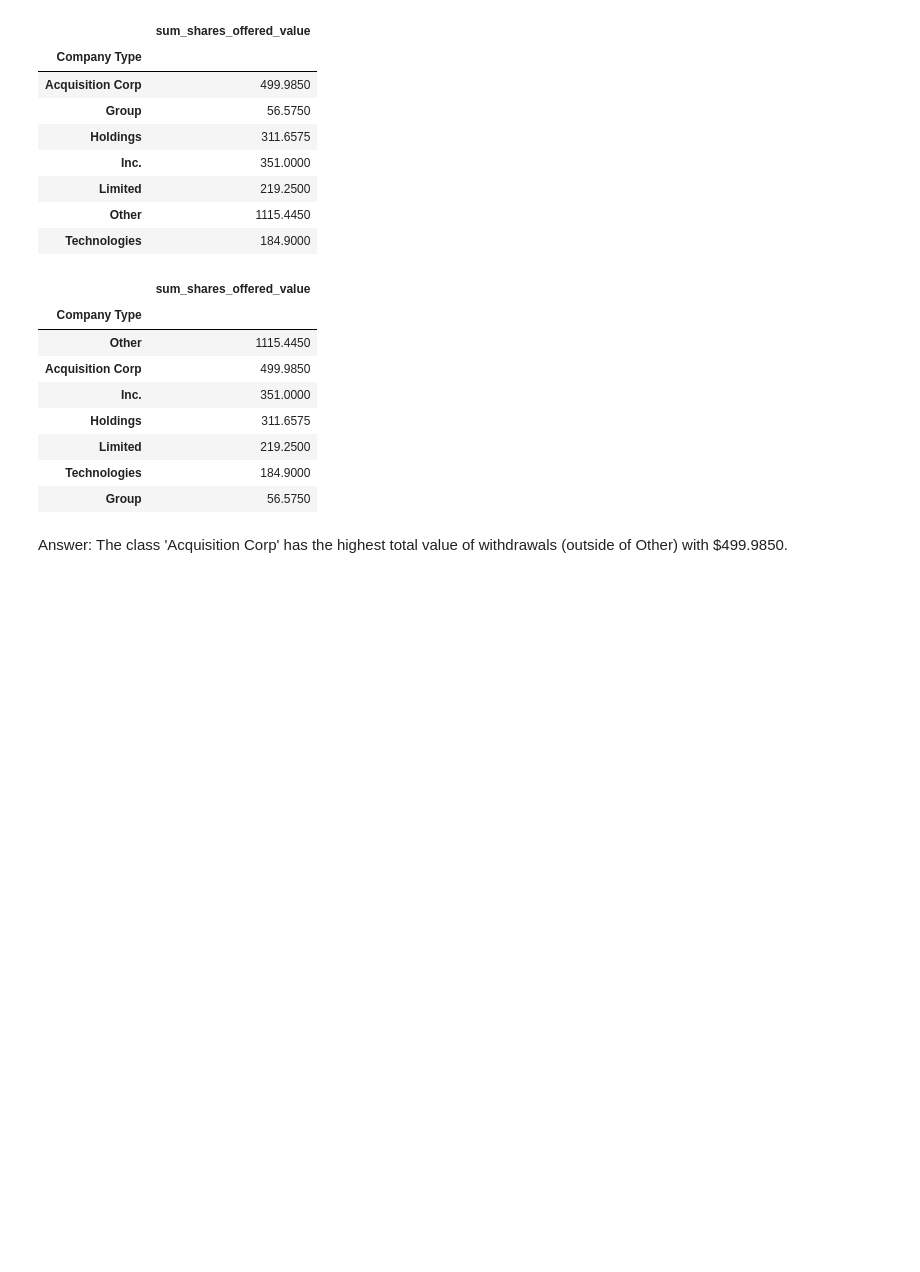
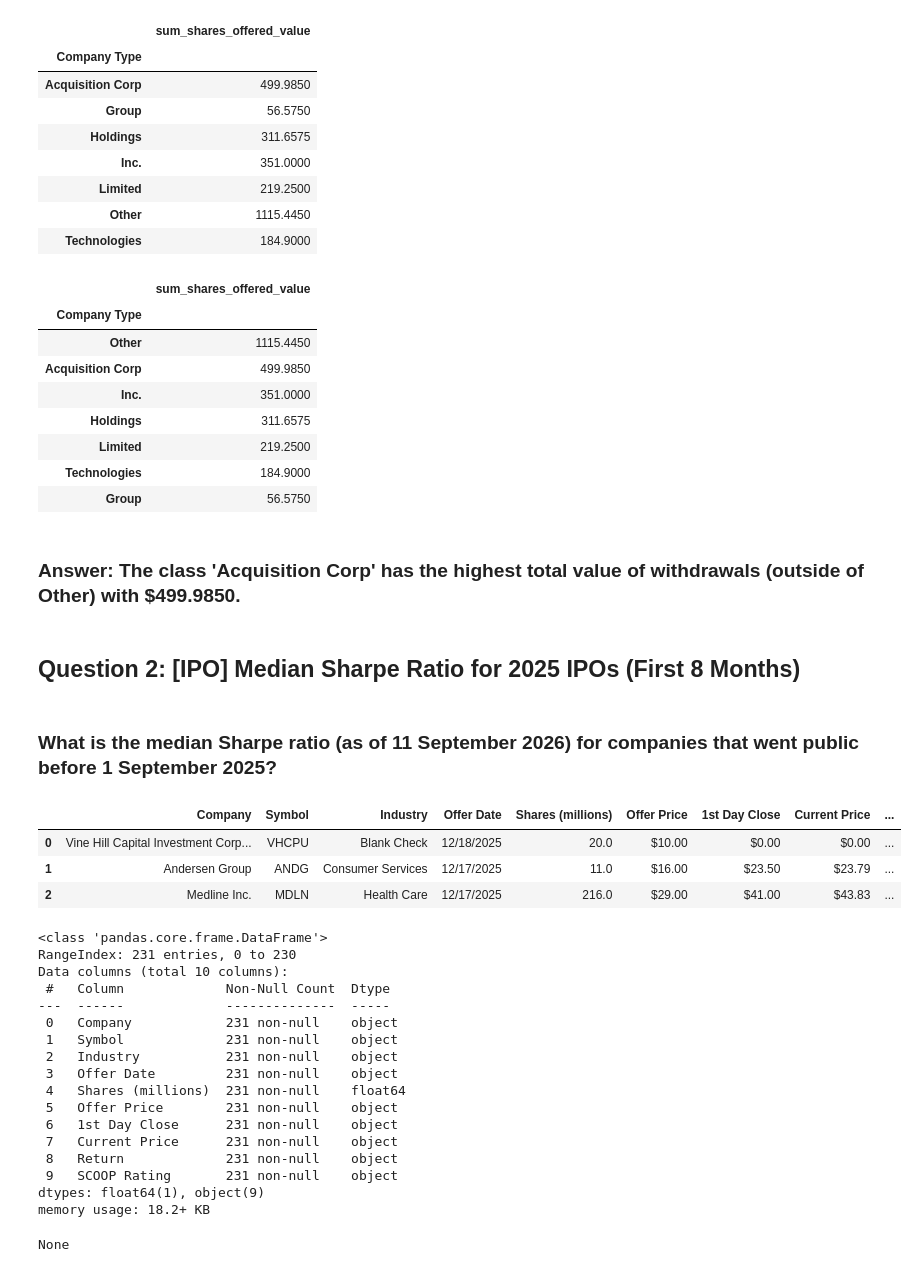
Before and after one commit to romadvincula/learn, a Jupyter notebook: dtc/stock-market-analytics-zoomcamp-2026/02-dataframe-analysis/homework2_answered.ipynb, the cells around one changed output. Saved outputs shown, nothing was run; the diff lists cells and outputs as text; code cells hidden in the pictures; blank space fills up the shorter version.

```diff
--- a/dtc/stock-market-analytics-zoomcamp-2026/02-dataframe-analysis/homework2_answered.ipynb
+++ b/dtc/stock-market-analytics-zoomcamp-2026/02-dataframe-analysis/homework2_answered.ipynb
@@ -163,4 +163,8 @@ agg_df.sort_values(by='sum_shares_offered_value', ascending=False)
 | Technologies | 184.9000 |
 | Group | 56.5750 |
 # %% [markdown]
-Answer: The class 'Acquisition Corp' has the highest total value of withdrawals (outside of Other) with $499.9850.
+### Answer: The class 'Acquisition Corp' has the highest total value of withdrawals (outside of Other) with $499.9850.
+# %% [markdown]
+## Question 2: [IPO] Median Sharpe Ratio for 2025 IPOs (First 8 Months)
+# %% [markdown]
+### What is the median Sharpe ratio (as of 11 September 2026) for companies that went public before 1 September 2025?
@@ -166,0 +177,32 @@ Answer: The class 'Acquisition Corp' has the highest total value of withdrawals
+# %%
+url = "https://www.iposcoop.com/2025-pricings/"
+ipos25 = pd.read_html(url)[0]
+display(ipos25.head(3))
+display(ipos25.info())
+
+# convert datatypes to correct format
+ipos25["Offer Date"] = pd.to_datetime(ipos25["Offer Date"])
+ipos25["Return"] = pd.to_numeric(ipos25["Return"].str.replace("%", ''), errors="coerce")
+# %% [output]
+|  | Company | Symbol | Industry | Offer Date | Shares (millions) | Offer Price | 1st Day Close | Current Price | ... |
+| 0 | Vine Hill Capital Investment Corp... | VHCPU | Blank Check | 12/18/2025 | 20.0 | $10.00 | $0.00 | $0.00 | ... |
+| 1 | Andersen Group | ANDG | Consumer Services | 12/17/2025 | 11.0 | $16.00 | $23.50 | $23.79 | ... |
+| 2 | Medline Inc. | MDLN | Health Care | 12/17/2025 | 216.0 | $29.00 | $41.00 | $43.83 | ... |
+<class 'pandas.core.frame.DataFrame'>
+RangeIndex: 231 entries, 0 to 230
+Data columns (total 10 columns):
+ #   Column             Non-Null Count  Dtype
+---  ------             --------------  -----
+ 0   Company            231 non-null    object
+ 1   Symbol             231 non-null    object
+ 2   Industry           231 non-null    object
+ 3   Offer Date         231 non-null    object
+ 4   Shares (millions)  231 non-null    float64
+ 5   Offer Price        231 non-null    object
+ 6   1st Day Close      231 non-null    object
+ 7   Current Price      231 non-null    object
+ 8   Return             231 non-null    object
+ 9   SCOOP Rating       231 non-null    object
+dtypes: float64(1), object(9)
+memory usage: 18.2+ KB
+None
```
Also changed, not shown: parts of 5 cells of this notebook.
